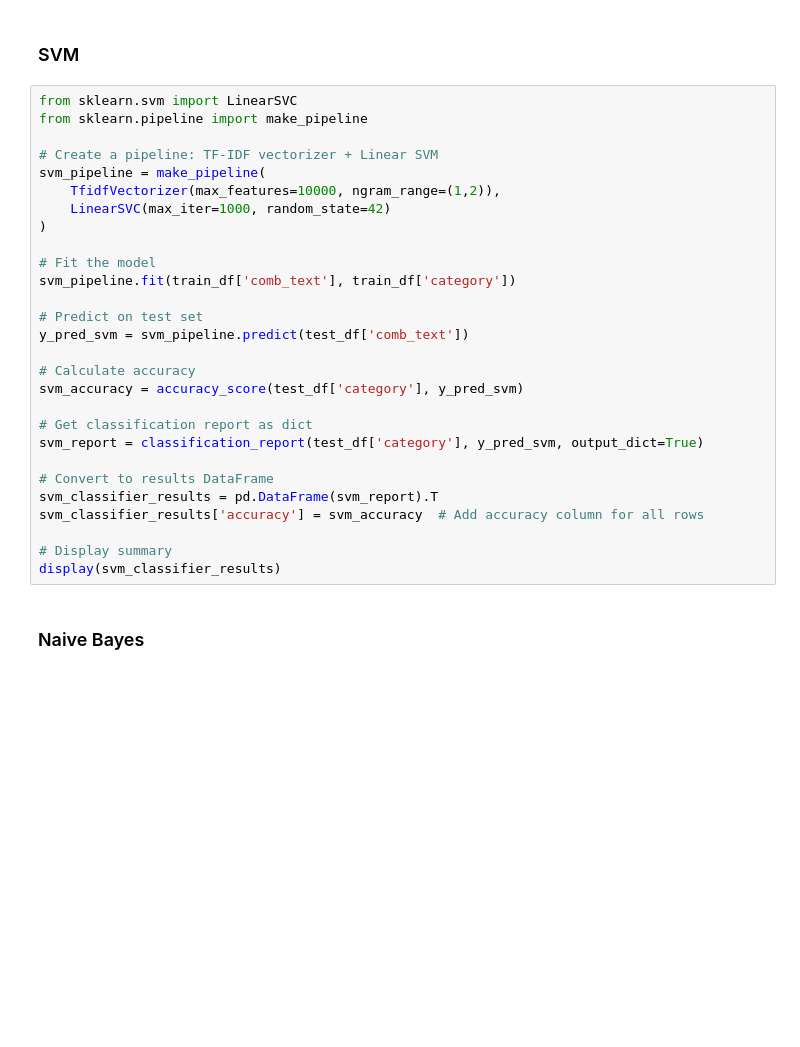
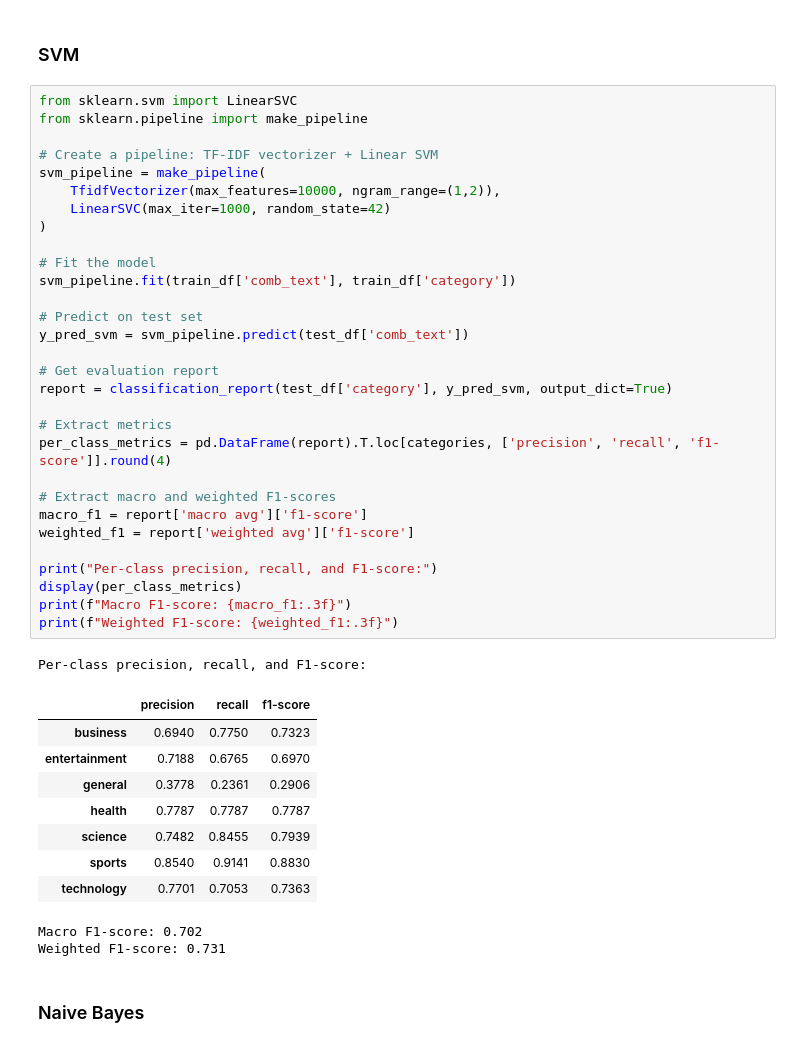
Before and after one commit to mitosisgg/ADS509_FinalProject, a Jupyter notebook: ADS_509_Final_Team_Project.ipynb, the cells around one changed output. Saved outputs shown, nothing was run; the diff lists cells and outputs as text; blank space fills up the shorter version.

```diff
--- a/ADS_509_Final_Team_Project.ipynb
+++ b/ADS_509_Final_Team_Project.ipynb
@@ -527,31 +682,45 @@ display(classifier_results)
 # %%
 from sklearn.svm import LinearSVC
 from sklearn.pipeline import make_pipeline
 
 # Create a pipeline: TF-IDF vectorizer + Linear SVM
 svm_pipeline = make_pipeline(
     TfidfVectorizer(max_features=10000, ngram_range=(1,2)),
     LinearSVC(max_iter=1000, random_state=42)
 )
 
 # Fit the model
 svm_pipeline.fit(train_df['comb_text'], train_df['category'])
 
 # Predict on test set
 y_pred_svm = svm_pipeline.predict(test_df['comb_text'])
 
-# Calculate accuracy
-svm_accuracy = accuracy_score(test_df['category'], y_pred_svm)
+# Get evaluation report
+report = classification_report(test_df['category'], y_pred_svm, output_dict=True)
 
-# Get classification report as dict
-svm_report = classification_report(test_df['category'], y_pred_svm, output_dict=True)
+# Extract metrics
+per_class_metrics = pd.DataFrame(report).T.loc[categories, ['precision', 'recall', 'f1-score']].round(4)
 
-# Convert to results DataFrame
-svm_classifier_results = pd.DataFrame(svm_report).T
-svm_classifier_results['accuracy'] = svm_accuracy  # Add accuracy column for all rows
+# Extract macro and weighted F1-scores
+macro_f1 = report['macro avg']['f1-score']
+weighted_f1 = report['weighted avg']['f1-score']
 
-# Display summary
-display(svm_classifier_results)
+print("Per-class precision, recall, and F1-score:")
+display(per_class_metrics)
+print(f"Macro F1-score: {macro_f1:.3f}")
+print(f"Weighted F1-score: {weighted_f1:.3f}")
+# %% [output]
+Per-class precision, recall, and F1-score:
+|  | precision | recall | f1-score |
+| business | 0.6940 | 0.7750 | 0.7323 |
+| entertainment | 0.7188 | 0.6765 | 0.6970 |
+| general | 0.3778 | 0.2361 | 0.2906 |
+| health | 0.7787 | 0.7787 | 0.7787 |
+| science | 0.7482 | 0.8455 | 0.7939 |
+| sports | 0.8540 | 0.9141 | 0.8830 |
+| technology | 0.7701 | 0.7053 | 0.7363 |
+Macro F1-score: 0.702
+Weighted F1-score: 0.731
 # %% [markdown]
 ### Naive Bayes
 # %%
```
Also changed, not shown: parts of 20 cells of this notebook.
